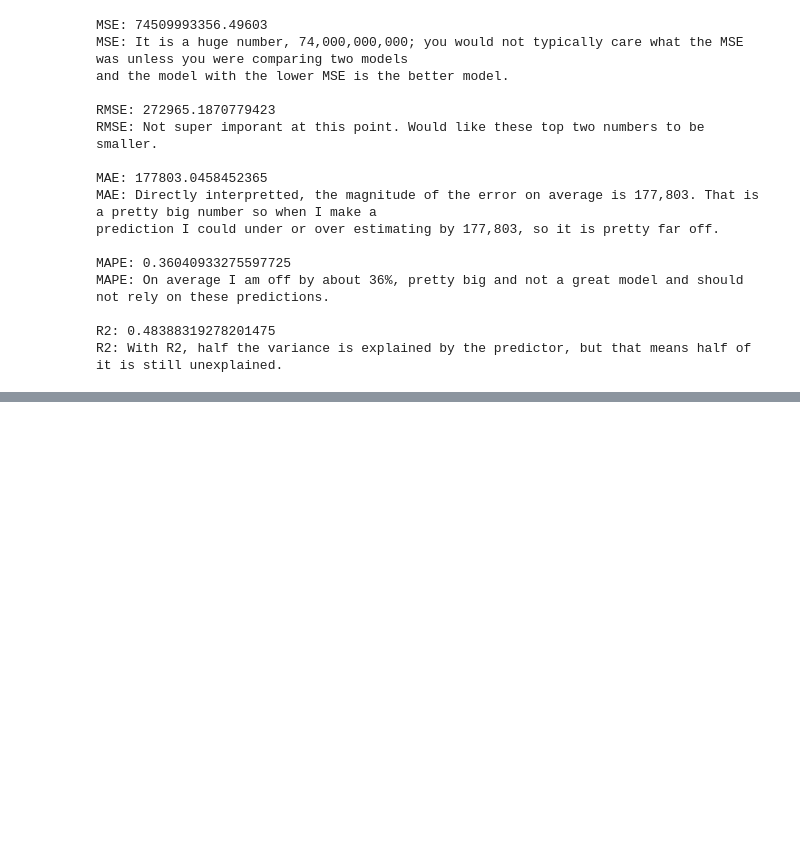
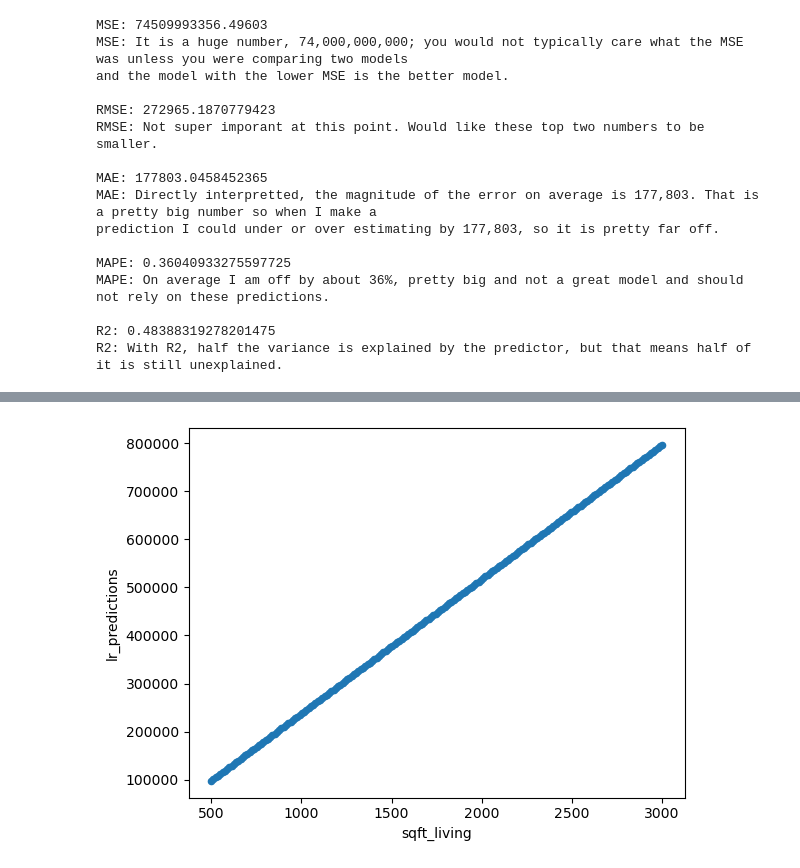
Before and after one commit to nss-data-science-cohort-9/ml-exercise-1-catdgomez, a Jupyter notebook: mlexercise01.ipynb, the cells around one changed output, grey strips where cells are left out. Drawn from its saved outputs; the diff is of its cells as text; code cells hidden in the pictures; blank space fills up the shorter version.

```diff
--- a/mlexercise01.ipynb
+++ b/mlexercise01.ipynb
@@ -172,0 +218,2 @@ R2: With R2, half the variance is explained by the predictor, but that means hal
+# %%
+knn = KNeighborsRegressor(n_neighbors=5).fit(X_train, y_train)
@@ -172,0 +256,5 @@ R2: With R2, half the variance is explained by the predictor, but that means hal
+# %%
+pred_df = pd.DataFrame({
+    'sqft_living': np.linspace(500, 3000, 200)
+})
+pred_df
@@ -172,0 +275,3 @@ R2: With R2, half the variance is explained by the predictor, but that means hal
+# %%
+pred_df['lr_predictions'] = linreg.predict(pred_df[['sqft_living']])
+pred_df['knn_predictions'] = knn.predict(pred_df[['sqft_living']])
@@ -172,0 +294,4 @@ R2: With R2, half the variance is explained by the predictor, but that means hal
+# %%
+pred_df.plot(kind='scatter', x='sqft_living', y='lr_predictions');
+# %% [output]
+[figure, added]
```
Also changed, not shown: parts of 23 cells of this notebook.
